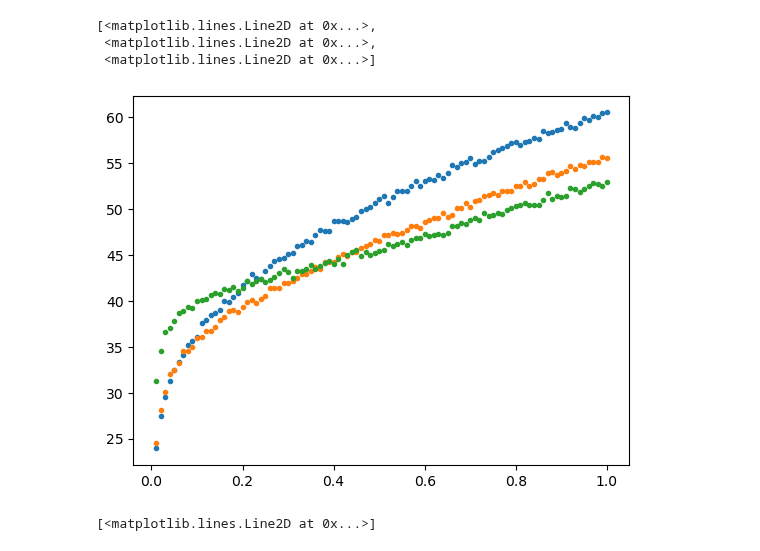
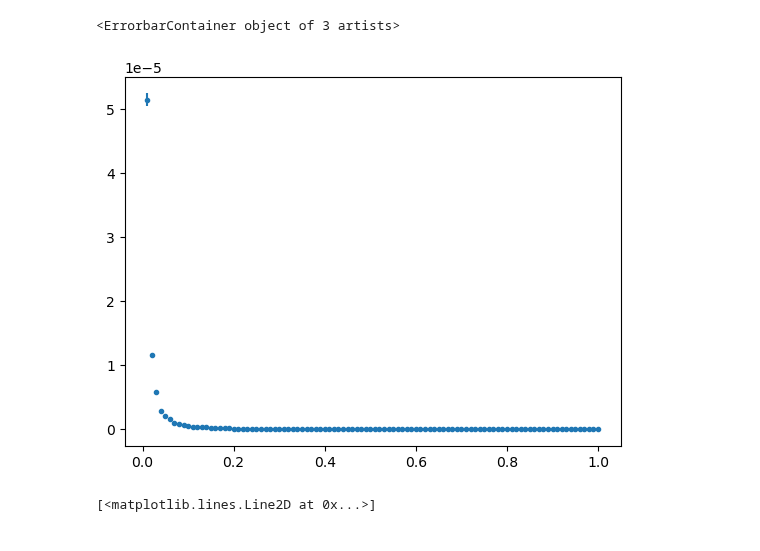
Before and after one commit to AlexGKim/UNITY3, a Jupyter notebook: nb/Simple.ipynb, the cells around one changed output. Drawn from its saved outputs; the diff is of its cells as text; code cells hidden in the pictures.

```diff
--- a/nb/Simple.ipynb
+++ b/nb/Simple.ipynb
@@ -43,9 +46,7 @@ def CCM(wl,Rv):
 # %%
 def flux_single(efflam, Av, Rv, z, cosmo):
     dl = (1+z)**2*jc.background.angular_diameter_distance(cosmo, 1/(1+z))
-    # print("single ",efflam, Av, Rv, z, cosmo)
     restlam = efflam/(1+z)
-    # return L_sn(restlam) * 10**(-Av/2.5)*CCM_single(efflam, Rv)
-    return 1/4/numpy.pi/dl**2 * L_sn(restlam) # * 10**(-Av/2.5)*CCM_single(efflam, Rv)
+    return 1/4/numpy.pi/dl**2 * L_sn(restlam) * 10**(-Av*CCM_single(restlam, Rv)/2.5)
 # %%
 def flux_lam(efflam, Av, Rv, z, cosmo):
@@ -69,13 +72,11 @@ def lnL(Omega_c, w0, wa, dm_int, Avs, Rvs, dlams, fwidth, zs ,fs, fsigs, efflam)
 # %%
-def simulate_flux(nsn = 2, dm_int = 0.1, dm_obs = 0.02, cosmo = jc.Planck15(), efflam = numpy.array([4700., 6420.,  7849.])):
+def simulate_flux(zs, Avs, Rvs, dm_int, cosmo, dm_obs, efflam ):
 
     nlam = len(efflam)
 
-    zs = numpy.linspace(0.4,1,nsn)
-    Avs = numpy.random.uniform(0,0.001,nsn)
-    Rvs = numpy.random.uniform(2,3.5,nsn)
-
     flux = flux_all(efflam,Avs,Rvs,zs,cosmo)
-    dflux = numpy.log(10)/2.5 * flux * numpy.sqrt(dm_int**2 + dm_obs**2)
+    dflux_obs = numpy.log(10)/2.5 * flux * dm_obs
+    dflux_int = numpy.log(10)/2.5 * flux * dm_int
+    dflux = numpy.sqrt(dflux_int**2 + dflux_obs**2)
     flux = numpy.random.normal(flux, dflux)
-    return zs, flux, numpy.log(10)/2.5 * flux * dm_obs, efflam, Avs, Rvs, dm_int, cosmo
+    return flux, dflux_obs
@@ -121,0 +173,2 @@ Array(3.005086e-06, dtype=float32, weak_type=True)
+# %%
+zs, flux, dflux, efflam, Avs, Rvs, dm_int, cosmo = simulate_flux(nsn=100)
@@ -122,10 +195,8 @@ Array(3.005086e-06, dtype=float32, weak_type=True)
 # %%
-plt.plot(zs,-2.5*numpy.log(flux[:,:,0]),'.')
+plt.errorbar(zs[:,None],flux[:,1,0],dflux[:,1,0],fmt='.')
 # %% [output]
-[<matplotlib.lines.Line2D at 0x...>,
- <matplotlib.lines.Line2D at 0x...>,
- <matplotlib.lines.Line2D at 0x...>]
+<ErrorbarContainer object of 3 artists>
-[figure, old version]
+[figure, new version]
 # %%
 plt.plot(zs, -2.5*numpy.log(flux_sn(5000,Avs,Rvs,zs,cosmo)))
 # %% [output]
```
Also changed, not shown: parts of 20 cells of this notebook.
